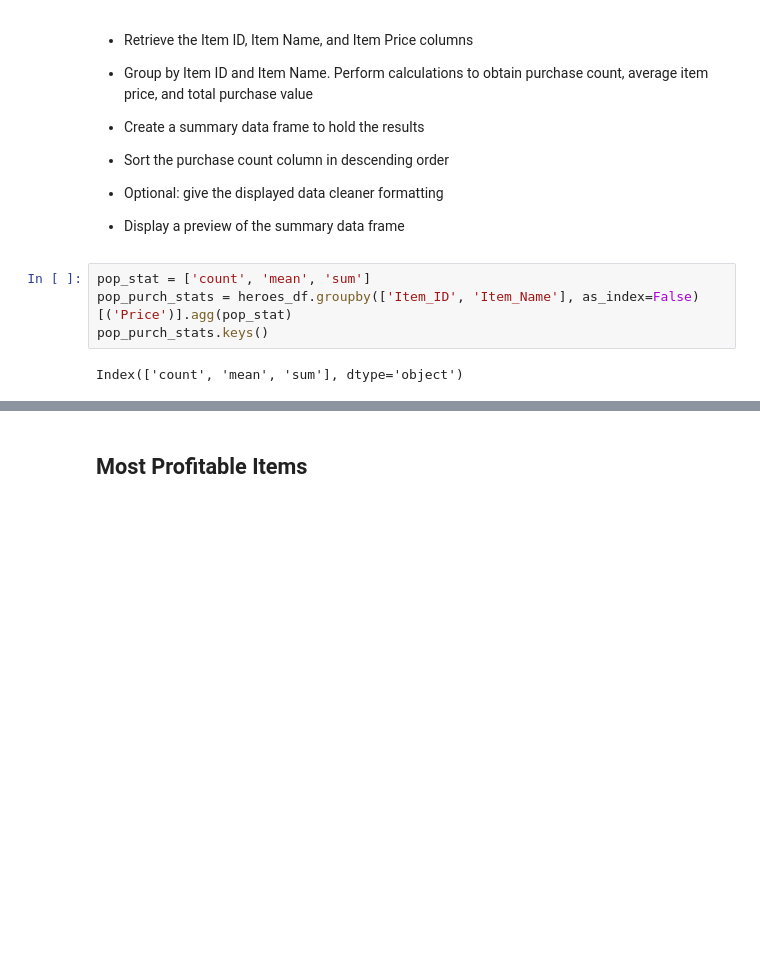
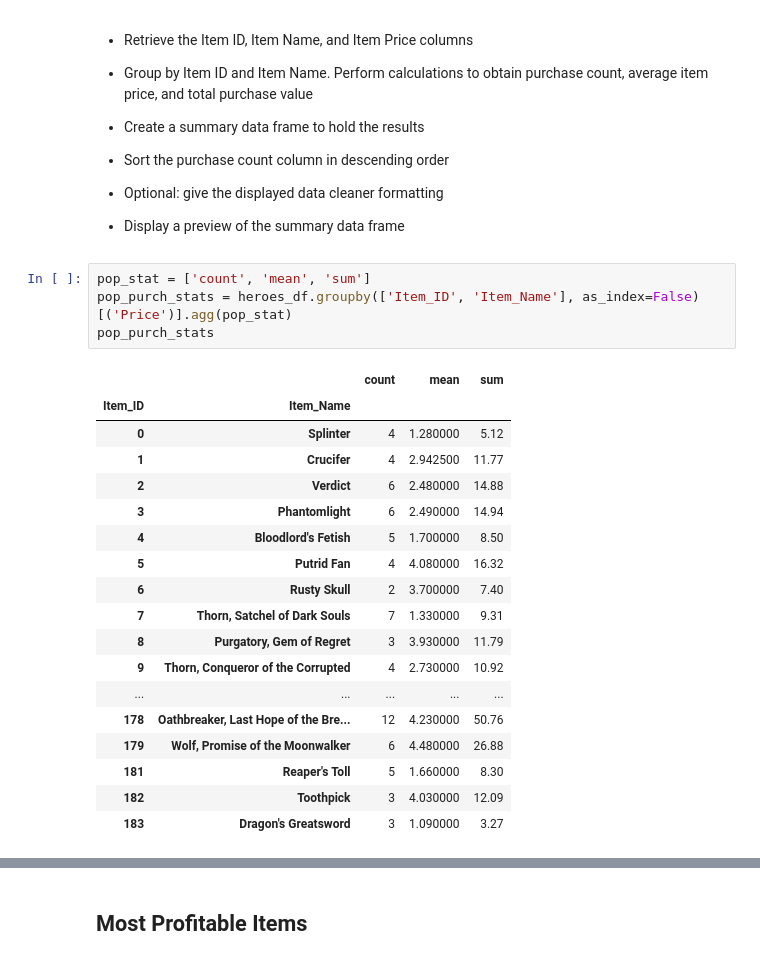
Before and after one commit to garycastle/pandas-challenge, a Jupyter notebook: Heroes of Pymoli/HeroesOfPymoli_starter.ipynb, the cells around one changed output, grey strips where cells are left out. Drawn from its saved outputs; the diff is of its cells as text; blank space fills up the shorter version.

```diff
--- a/Heroes of Pymoli/HeroesOfPymoli_starter.ipynb
+++ b/Heroes of Pymoli/HeroesOfPymoli_starter.ipynb
@@ -345,8 +345,25 @@ purch_sort.head()
 # %%
 pop_stat = ['count', 'mean', 'sum']
 pop_purch_stats = heroes_df.groupby(['Item_ID', 'Item_Name'], as_index=False)[('Price')].agg(pop_stat)
-pop_purch_stats.keys()
+pop_purch_stats
 # %% [output]
-Index(['count', 'mean', 'sum'], dtype='object')
+|  |  | count | mean | sum |
+| Item_ID | Item_Name |  |  |  |
+| 0 | Splinter | 4 | 1.280000 | 5.12 |
+| 1 | Crucifer | 4 | 2.942500 | 11.77 |
+| 2 | Verdict | 6 | 2.480000 | 14.88 |
+| 3 | Phantomlight | 6 | 2.490000 | 14.94 |
+| 4 | Bloodlord's Fetish | 5 | 1.700000 | 8.50 |
+| 5 | Putrid Fan | 4 | 4.080000 | 16.32 |
+| 6 | Rusty Skull | 2 | 3.700000 | 7.40 |
+| 7 | Thorn, Satchel of Dark Souls | 7 | 1.330000 | 9.31 |
+| 8 | Purgatory, Gem of Regret | 3 | 3.930000 | 11.79 |
+| 9 | Thorn, Conqueror of the Corrupted | 4 | 2.730000 | 10.92 |
+| ... | ... | ... | ... | ... |
+| 178 | Oathbreaker, Last Hope of the Bre... | 12 | 4.230000 | 50.76 |
+| 179 | Wolf, Promise of the Moonwalker | 6 | 4.480000 | 26.88 |
+| 181 | Reaper's Toll | 5 | 1.660000 | 8.30 |
+| 182 | Toothpick | 3 | 4.030000 | 12.09 |
+| 183 | Dragon's Greatsword | 3 | 1.090000 | 3.27 |
 # %%
 pop_sort = pop_purch_stats.sort_values((['count', 'mean', 'sum']), ascending=False)
```
Also changed, not shown: parts of 3 cells of this notebook.
